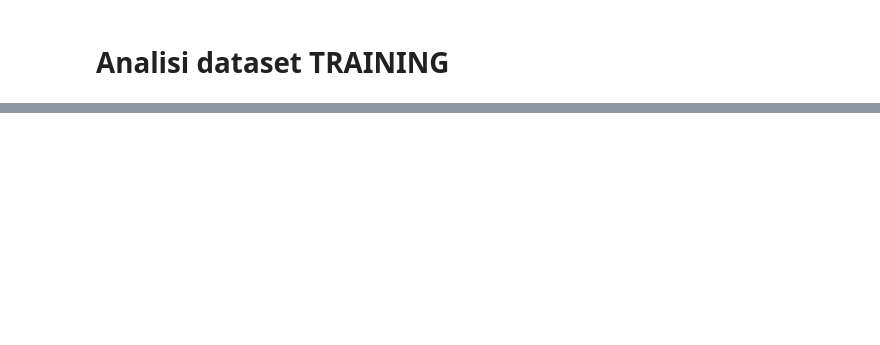
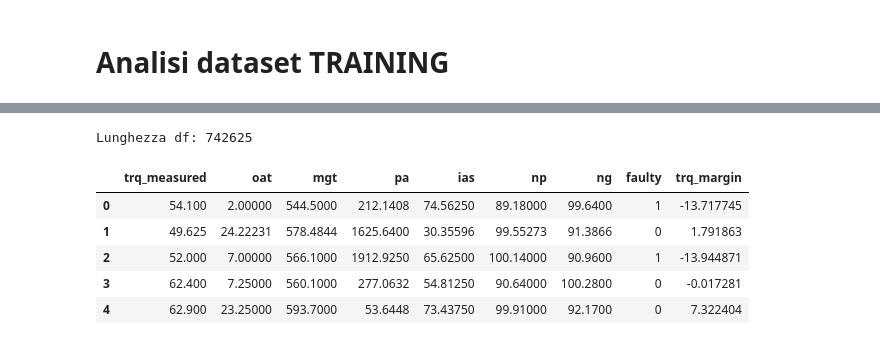
Before and after one commit to lucabellantee/FlyGuard, a Jupyter notebook: data_visualization.ipynb, the cells around one changed output, grey strips where cells are left out. Saved outputs shown, nothing was run; the diff lists cells and outputs as text; code cells hidden in the pictures; blank space fills up the shorter version.

```diff
--- a/data_visualization.ipynb
+++ b/data_visualization.ipynb
@@ -30,0 +38,13 @@ df_y.head()
+# %%
+df = pd.concat([df_x, df_y], axis=1)
+df = df.drop(columns=[col for col in df.columns if col == 'id'])
+print(f"Lunghezza df: {len(df)}")
+df.head()
+# %% [output]
+Lunghezza df: 742625
+|  | trq_measured | oat | mgt | pa | ias | np | ng | faulty | trq_margin |
+| 0 | 54.100 | 2.00000 | 544.5000 | 212.1408 | 74.56250 | 89.18000 | 99.6400 | 1 | -13.717745 |
+| 1 | 49.625 | 24.22231 | 578.4844 | 1625.6400 | 30.35596 | 99.55273 | 91.3866 | 0 | 1.791863 |
+| 2 | 52.000 | 7.00000 | 566.1000 | 1912.9250 | 65.62500 | 100.14000 | 90.9600 | 1 | -13.944871 |
+| 3 | 62.400 | 7.25000 | 560.1000 | 277.0632 | 54.81250 | 90.64000 | 100.2800 | 0 | -0.017281 |
+| 4 | 62.900 | 23.25000 | 593.7000 | 53.6448 | 73.43750 | 99.91000 | 92.1700 | 0 | 7.322404 |
```
Also changed, not shown: parts of 12 cells of this notebook, 1 other file.
